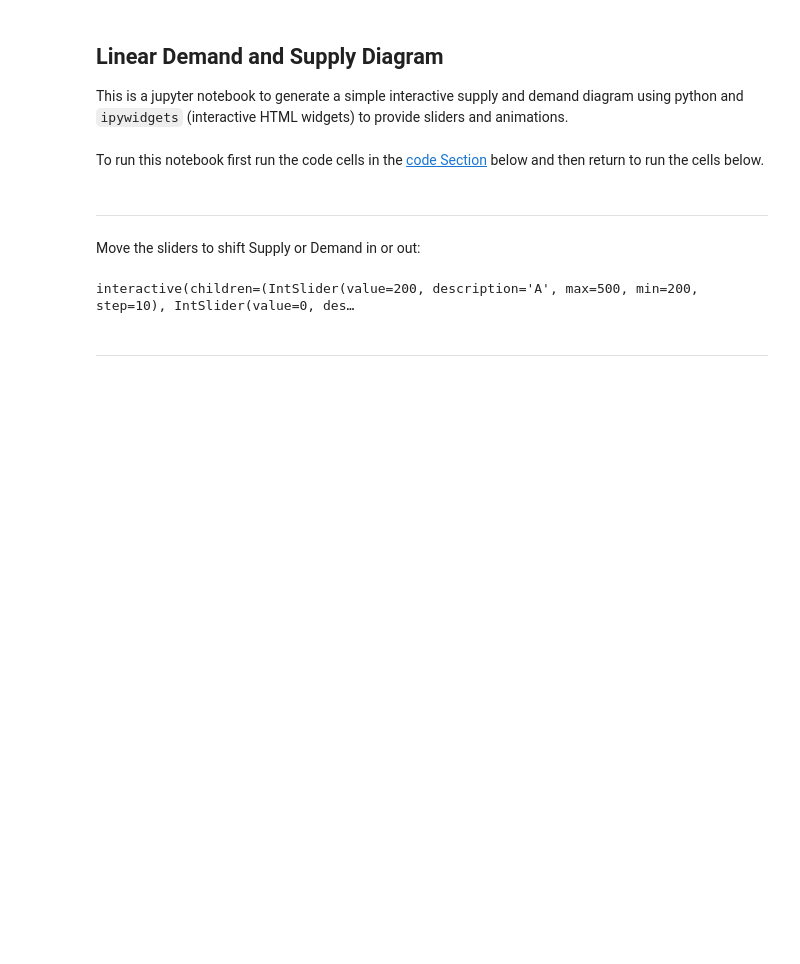
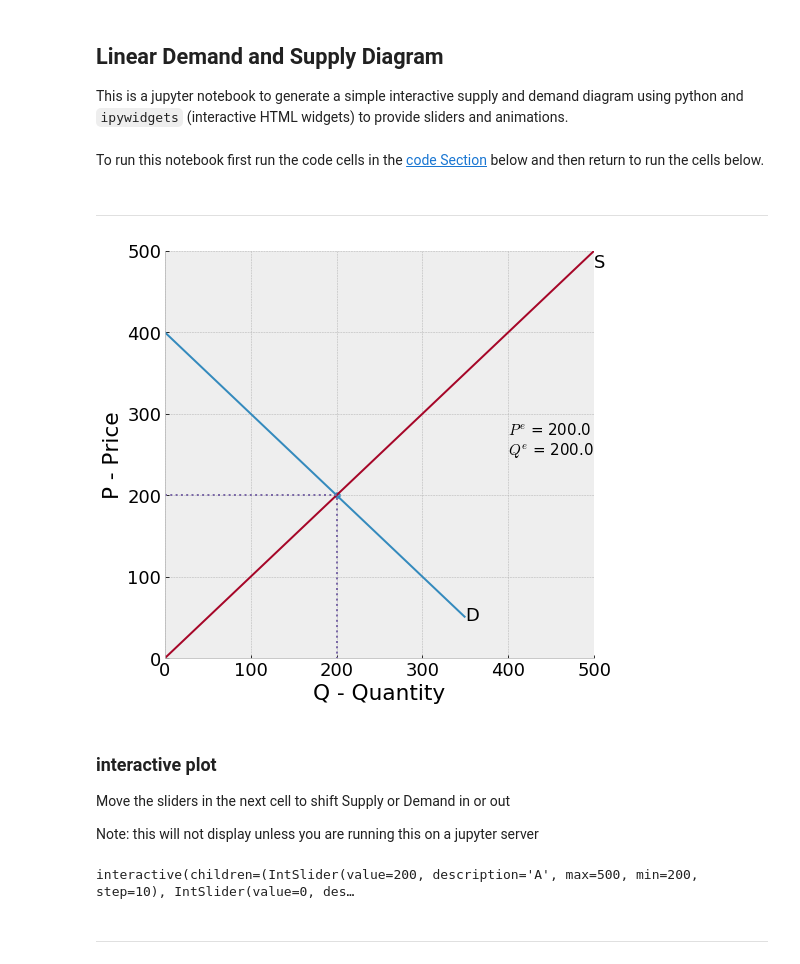
Before and after one commit to jhconning/Econ-Teach, a Jupyter notebook: intro/Linear_demand_supply.ipynb, the cells around one changed output. Cells and saved outputs as stored; diff of their text form; code cells hidden in the pictures; blank space fills up the shorter version.

Commit message:
add static image since widget images not store

```diff
--- a/intro/Linear_demand_supply.ipynb
+++ b/intro/Linear_demand_supply.ipynb
@@ -8,8 +8,15 @@ This is a jupyter notebook to generate a simple interactive supply and demand di
 To run this notebook first run the code cells in the [code Section](#Code-Section) below and then return to run the cells below.
 # %% [markdown]
 ---
+# %%
+mkt(A=400, b=1, F=0, c=1)
+# %% [output]
+[figure, added]
 # %% [markdown]
-Move the sliders to shift Supply or Demand in or out:
+### interactive plot
+Move the sliders in the next cell to shift Supply or Demand in or out
+
+Note: this will not display unless you are running this on a jupyter server
 # %%
 interact(mkt, A=(200,500,10),b=fixed(1),F=(0,300,10),c=fixed(1));
 # %% [output]
```
